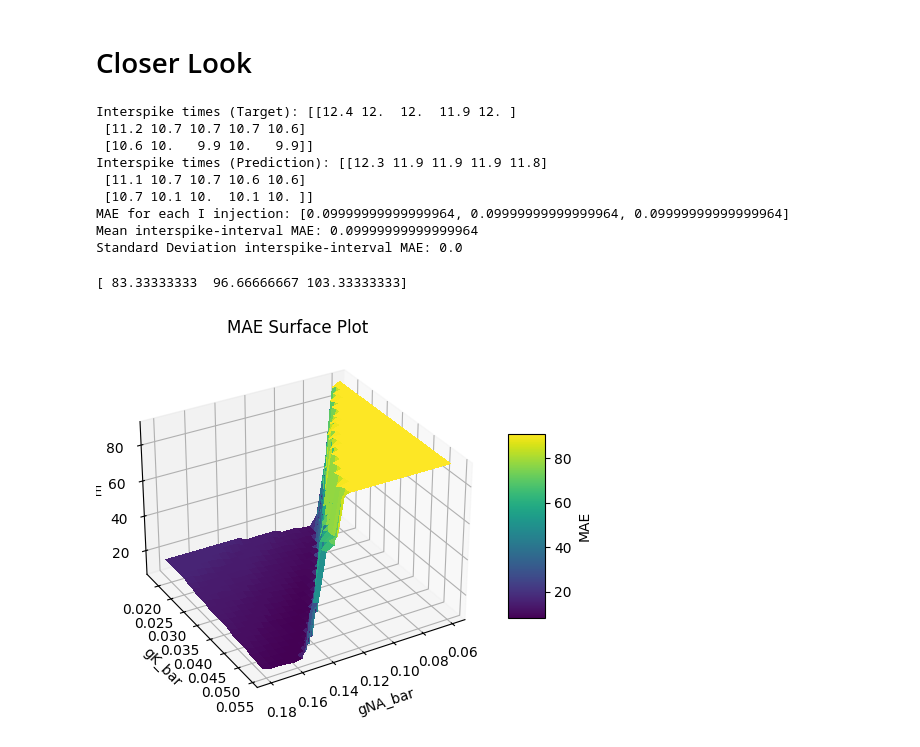
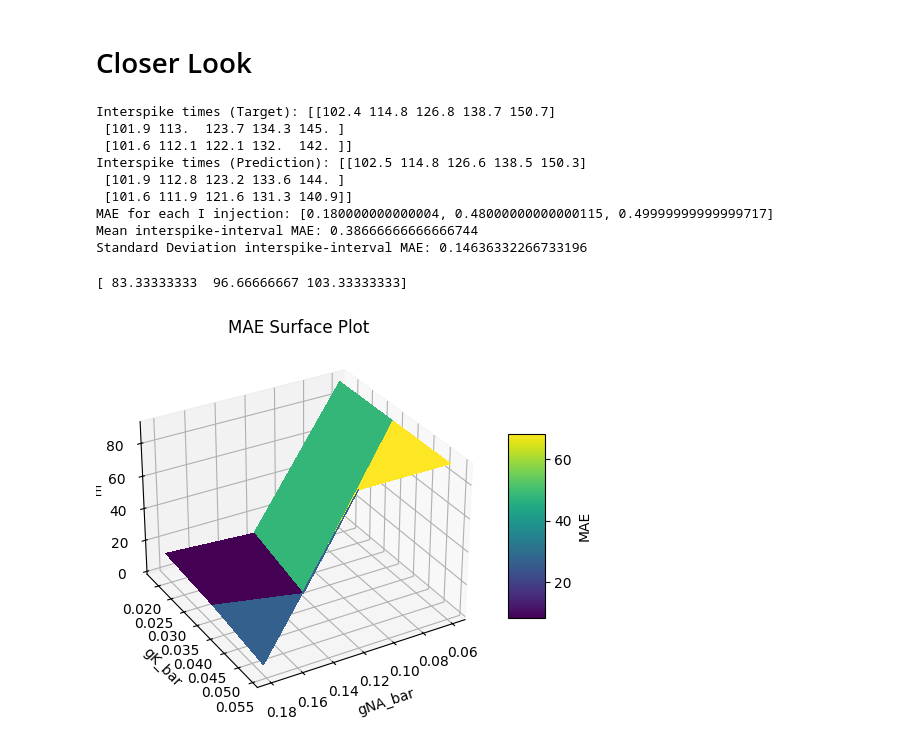
Before and after one commit to V-Marco/ACT, a Jupyter notebook: spiker_seg.ipynb, the cells around one changed output. Drawn from its saved outputs; the diff is of its cells as text; code cells hidden in the pictures.

```diff
--- a/spiker_seg.ipynb
+++ b/spiker_seg.ipynb
@@ -218,21 +218,21 @@ metrics = Metrics()
 mean, stdev = metrics.print_interspike_interval_comparison(
     f"./model/{module_name}/prediction_eval1/combined_out.npy",
     f"./model/{module_name}/target/combined_out.npy",
-    [0.1,0.2,0.3],
+    sim_par["CI_amps"],
     5,
-    0.1,
+    sim_par["h_dt"],
     save_file="model/" + module_name + "/results/saved_metrics.json"
 )
 # %% [output]
-Interspike times (Target): [[12.4 12.  12.  11.9 12. ]
- [11.2 10.7 10.7 10.7 10.6]
- [10.6 10.   9.9 10.   9.9]]
-Interspike times (Prediction): [[12.3 11.9 11.9 11.9 11.8]
- [11.1 10.7 10.7 10.6 10.6]
- [10.7 10.1 10.  10.1 10. ]]
-MAE for each I injection: [0.09999999999999964, 0.09999999999999964, 0.09999999999999964]
-Mean interspike-interval MAE: 0.09999999999999964
-Standard Deviation interspike-interval MAE: 0.0
+Interspike times (Target): [[102.4 114.8 126.8 138.7 150.7]
+ [101.9 113.  123.7 134.3 145. ]
+ [101.6 112.1 122.1 132.  142. ]]
+Interspike times (Prediction): [[102.5 114.8 126.6 138.5 150.3]
+ [101.9 112.8 123.2 133.6 144. ]
+ [101.6 111.9 121.6 131.3 140.9]]
+MAE for each I injection: [0.180000000000004, 0.48000000000000115, 0.49999999999999717]
+Mean interspike-interval MAE: 0.38666666666666744
+Standard Deviation interspike-interval MAE: 0.14636332266733196
 # %%
 from act.DataProcessor import DataProcessor
 import numpy as np
@@ -251,25 +251,25 @@ print(target_frequencies)
 # %%
 import os
 import numpy as np
 from matplotlib import pyplot as plt
 
 from act.DataProcessor import DataProcessor
 from act.Metrics import Metrics
 from matplotlib import cm
 
 from act import ACTPlot as actplt
 
 actplt.plot_training_fi_mae_surface_spiker_cell(
 f"./model/{module_name}/target/combined_out.npy",
 f"./model/{module_name}/train/combined_out.npy",
 sim_par["CI_amps"],
-300,
-100,
-0.1,
+sim_par["CI_dur"],
+sim_par["CI_delay"],
+sim_par["h_dt"],
 f"./model/{module_name}/results/FI_MAE_Surface.html",
 )
 # %% [output]
-[figure, old version]
+[figure, new version]
 # %%
 from act import ACTPlot as actplt
 
```
Also changed, not shown: parts of 10 cells of this notebook, 4 other files.
